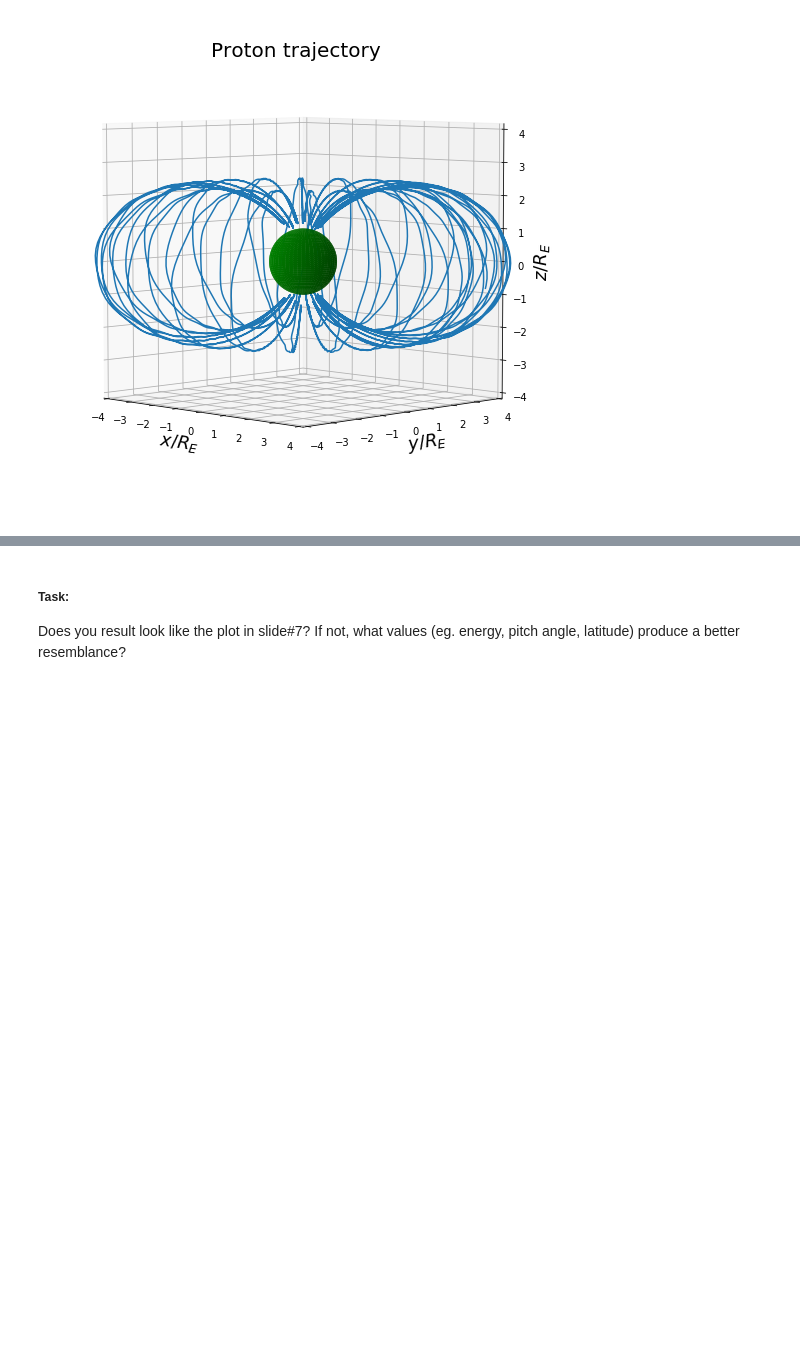
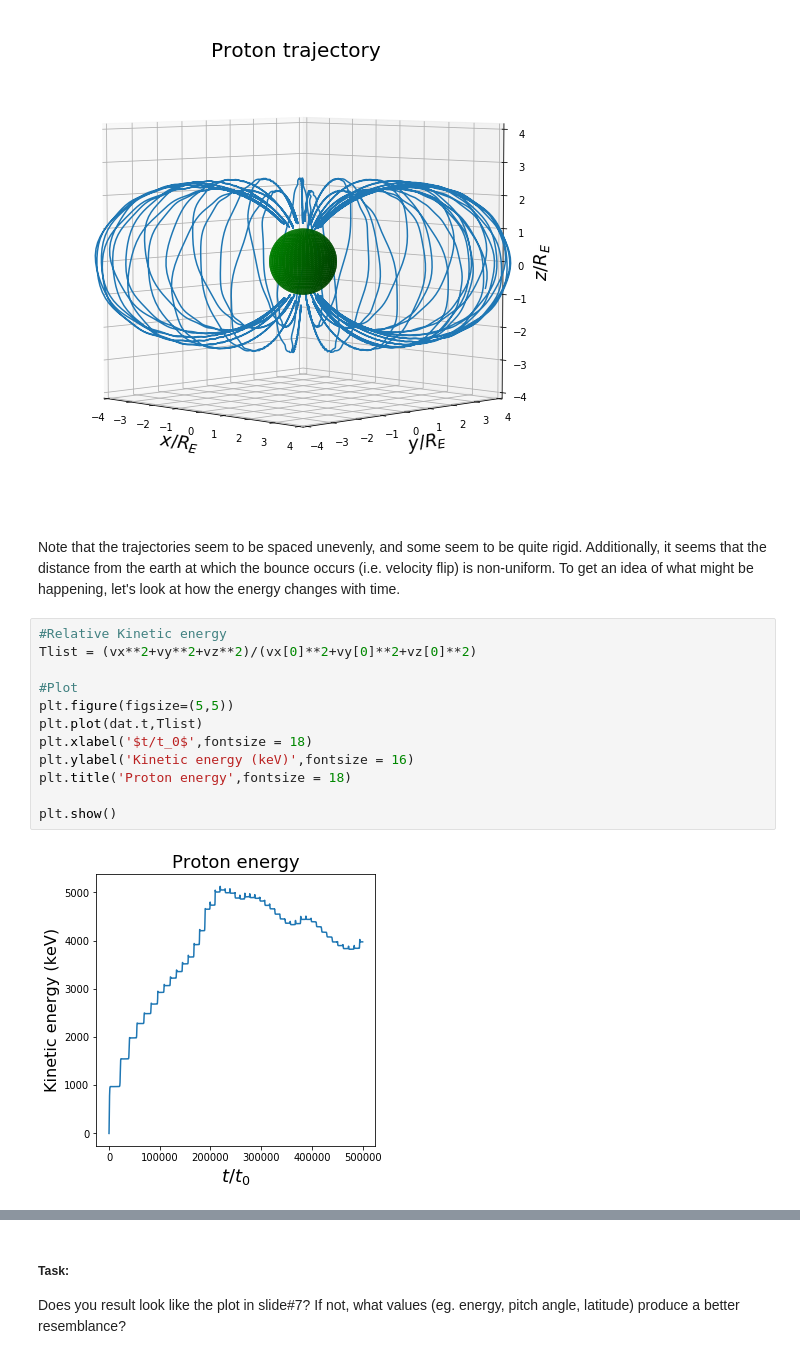
Before and after one commit to AlexanderHickey/PHYS581, a Jupyter notebook: Assignment 2/Assignment #2.ipynb, the cells around one changed output, grey strips where cells are left out. Cells and saved outputs as stored; diff of their text form; blank space fills up the shorter version.

```diff
--- a/Assignment 2/Assignment #2.ipynb
+++ b/Assignment 2/Assignment #2.ipynb
@@ -224,3 +224,19 @@ ax.plot_surface(xc, yc, zc, color='g')
 plt.show()
 # %% [output]
 [figure]
+# %% [markdown]
+Note that the trajectories seem to be spaced unevenly, and some seem to be quite rigid. Additionally, it seems that the distance from the earth at which the bounce occurs (i.e. velocity flip) is non-uniform. To get an idea of what might be happening, let's look at how the energy changes with time.
+# %%
+#Relative Kinetic energy
+Tlist = (vx**2+vy**2+vz**2)/(vx[0]**2+vy[0]**2+vz[0]**2)
+
+#Plot
+plt.figure(figsize=(5,5))
+plt.plot(dat.t,Tlist)
+plt.xlabel('$t/t_0$',fontsize = 18)
+plt.ylabel('Kinetic energy (keV)',fontsize = 16)
+plt.title('Proton energy',fontsize = 18)
+
+plt.show()
+# %% [output]
+[figure, added]
```
Also changed, not shown: parts of 11 cells of this notebook, 2 other files.
